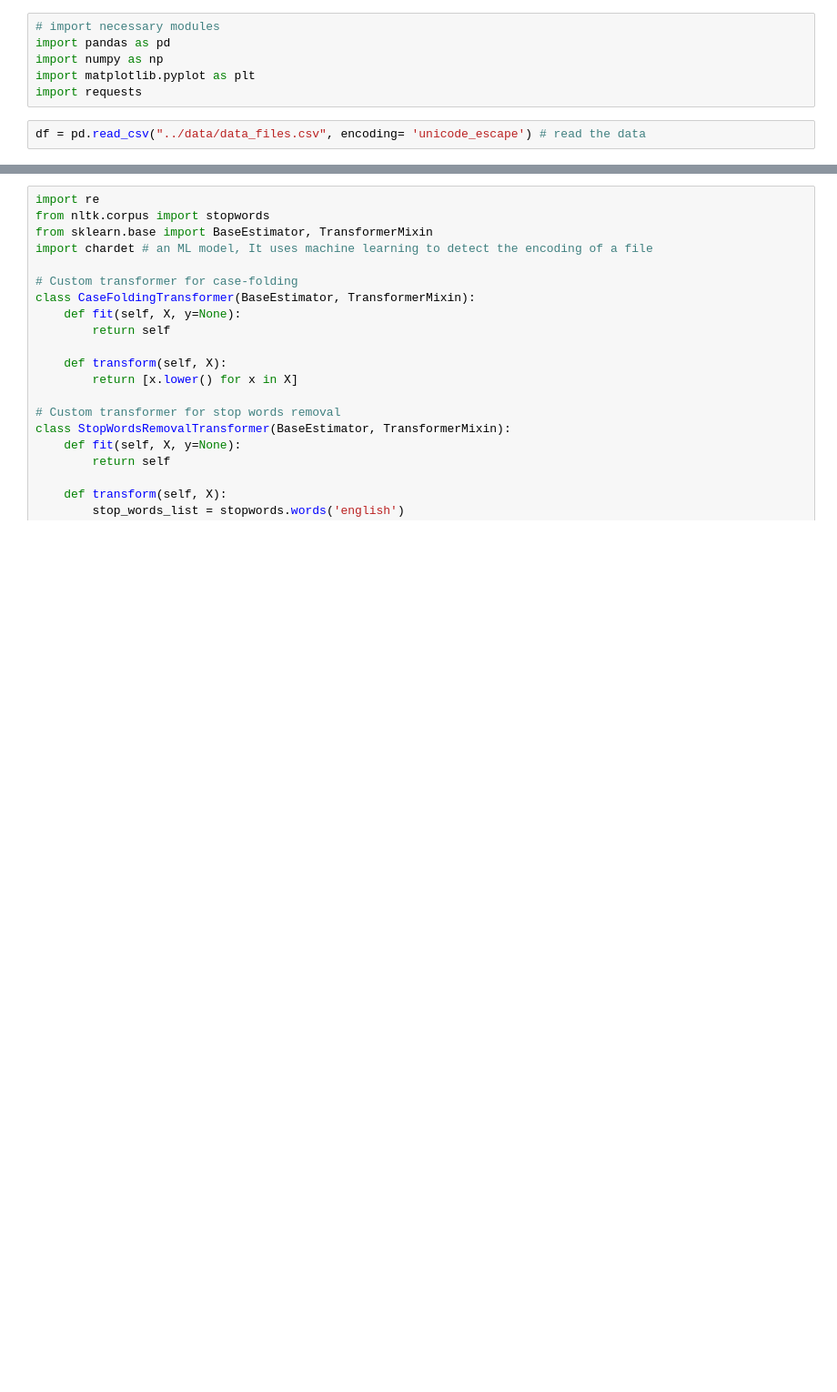
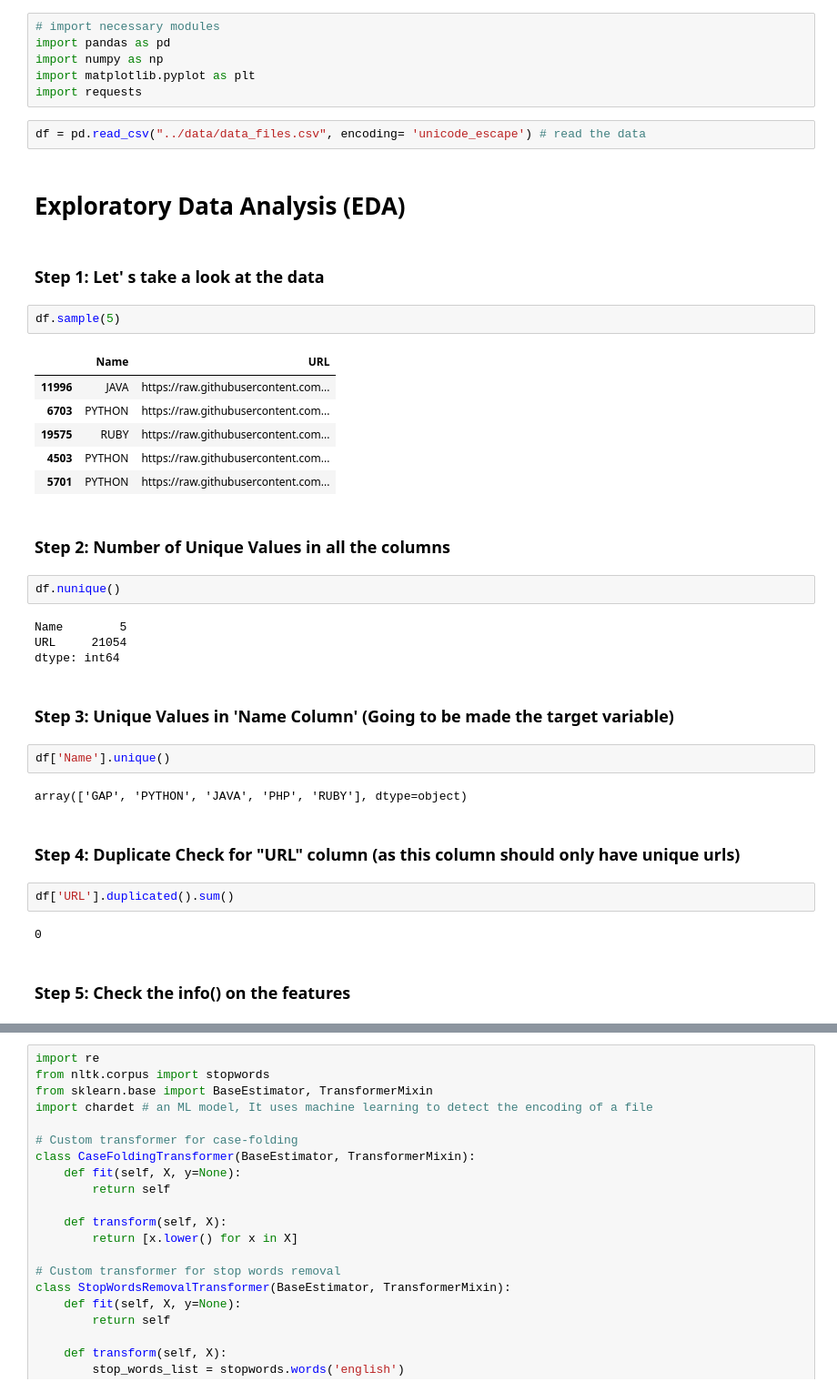
Before and after one commit to kiranbaby14/Analysis-of-GAP-programming-practices-on-GitHub, a Jupyter notebook: notebooks/NLP_preprocessing.ipynb, the cells around one changed output, grey strips where cells are left out. Shown at 91% size. Saved outputs shown, nothing was run; the diff lists cells and outputs as text; blank space fills up the shorter version.

Commit message:
Exploratory Data Analysis

```diff
--- a/notebooks/NLP_preprocessing.ipynb
+++ b/notebooks/NLP_preprocessing.ipynb
@@ -6,3 +6,38 @@ import matplotlib.pyplot as plt
 import requests
 # %%
 df = pd.read_csv("../data/data_files.csv", encoding= 'unicode_escape') # read the data
+# %% [markdown]
+# Exploratory Data Analysis (EDA)
+# %% [markdown]
+### Step 1: Let' s take a look at the data
+# %%
+df.sample(5)
+# %% [output]
+|  | Name | URL |
+| 11996 | JAVA | https://raw.githubusercontent.com... |
+| 6703 | PYTHON | https://raw.githubusercontent.com... |
+| 19575 | RUBY | https://raw.githubusercontent.com... |
+| 4503 | PYTHON | https://raw.githubusercontent.com... |
+| 5701 | PYTHON | https://raw.githubusercontent.com... |
+# %% [markdown]
+### Step 2: Number of Unique Values in all the columns
+# %%
+df.nunique()
+# %% [output]
+Name        5
+URL     21054
+dtype: int64
+# %% [markdown]
+### Step 3: Unique Values in 'Name Column' (Going to be made the target variable)
+# %%
+df['Name'].unique()
+# %% [output]
+array(['GAP', 'PYTHON', 'JAVA', 'PHP', 'RUBY'], dtype=object)
+# %% [markdown]
+### Step 4: Duplicate Check for "URL" column (as this column should only have unique urls)
+# %%
+df['URL'].duplicated().sum()
+# %% [output]
+0
+# %% [markdown]
+### Step 5: Check the info() on the features
```
Also changed, not shown: parts of 26 cells of this notebook.
